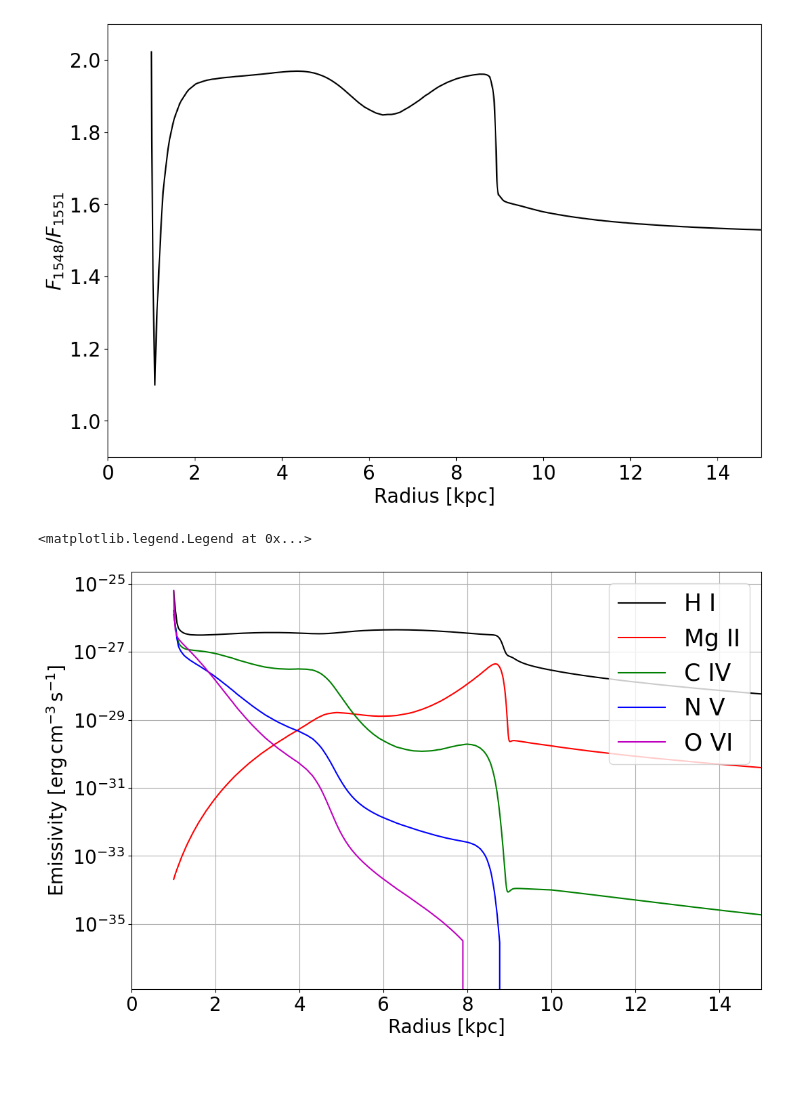
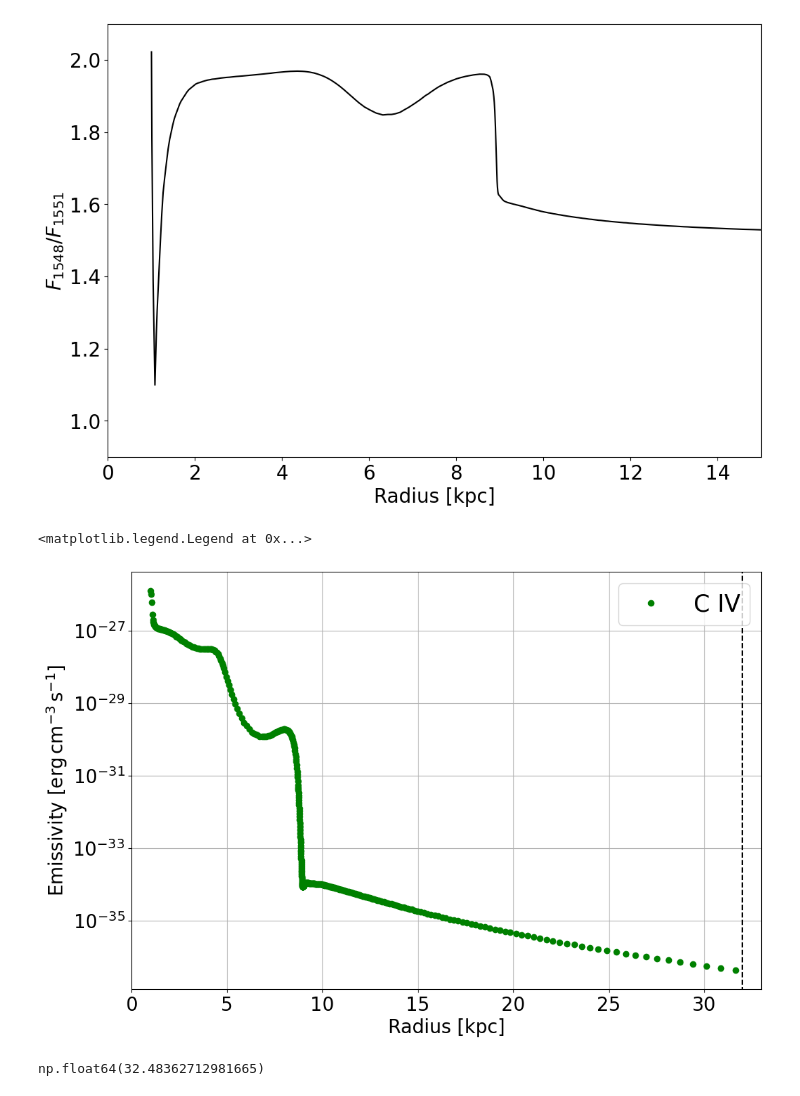
Before and after one commit to jin981016/CIV_Photoionization, a Jupyter notebook: Pycloudy_CIV_Lum42.ipynb, the cells around one changed output. Cells and saved outputs as stored; diff of their text form; code cells hidden in the pictures.

```diff
--- a/Pycloudy_CIV_Lum42.ipynb
+++ b/Pycloudy_CIV_Lum42.ipynb
@@ -281,22 +282,28 @@ CIV_emis = (Mod.get_emis('C__4_154819A')) + (Mod.get_emis('C__4_155078A'))
 NV_emis = (Mod.get_emis('N__5_123882A')) + (Mod.get_emis('N__5_124280A'))
 # %%
 fig = plt.figure(1,figsize=(12, 8))
-plt.plot(R,HI_emis,'k',label='H I')
-plt.plot(R,MgII_emis,'r',label='Mg II')
-plt.plot(R,CIV_emis,'g',label='C IV')
-plt.plot(R,NV_emis,'b',label='N V')
-plt.plot(R,OVI_emis,'m',label='O VI')
+# plt.plot(R,HI_emis,'k',label='H I')
+# plt.plot(R,MgII_emis,'r',label='Mg II')
+plt.plot(R,CIV_emis,'go',label='C IV')
+# plt.plot(R,NV_emis,'b',label='N V')
+# plt.plot(R,OVI_emis,'m',label='O VI')
 
 plt.yscale('log')
-plt.xlim(0,15)
-# plt.ylim(10e-8,0)
+x_max = R[np.where(CIV_emis==0)[0].min()]
+plt.axvline(x=32,ymin=-1,ymax=1,linestyle='--',color='k')
+plt.xlim(0,33)
 plt.xlabel('Radius [kpc]', fontsize=20)
 plt.ylabel(r'Emissivity [$\rm erg\,cm^{-3}\,s^{-1}$]', fontsize=20)
 # ax1.plot(Mod.radius/kpc, Mod.te, color=color, label=r'T$_{e}$')
 plt.tick_params(axis='y', labelsize=20)
 plt.tick_params(axis='x', labelsize=20)
 plt.grid(True)
 plt.legend(loc='upper right',fontsize=25)
 # %% [output]
 <matplotlib.legend.Legend at 0x...>
-[figure, old version]
+[figure, new version]
+# %%
+x = R[np.where(CIV_emis==0)[0].min()]
+x
+# %% [output]
+np.float64(32.48362712981665)
```
Also changed, not shown: parts of 3 cells of this notebook, 5 other files.
